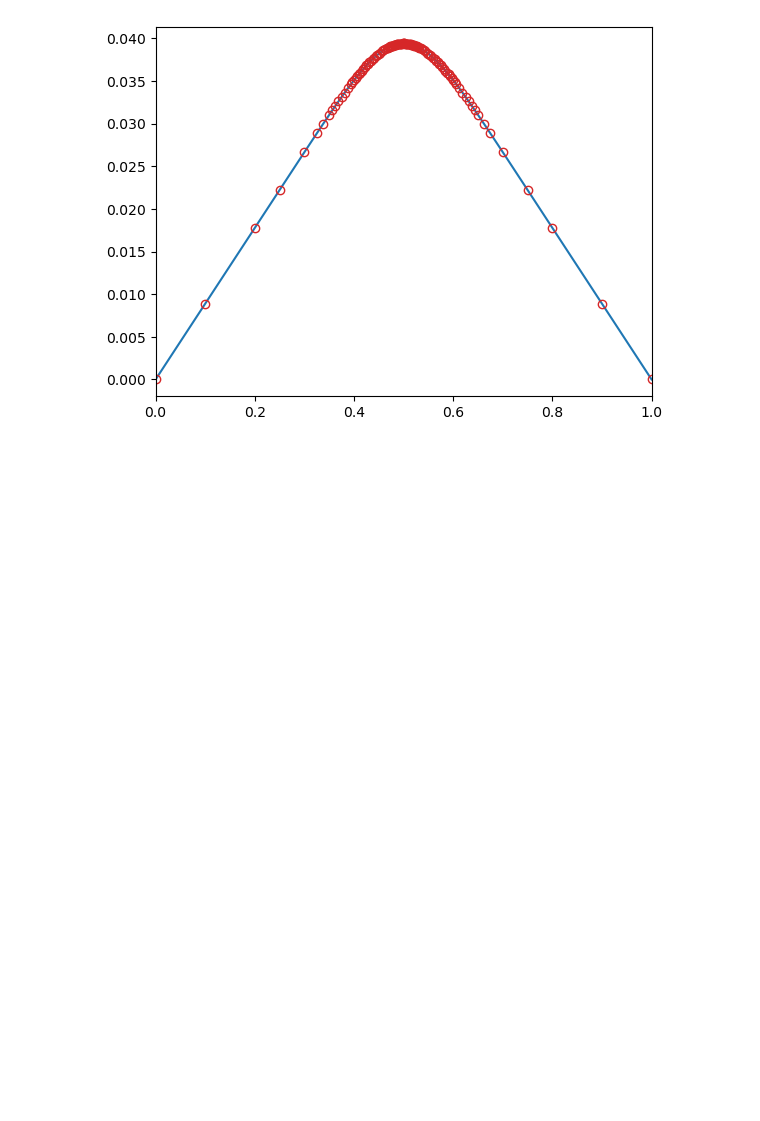
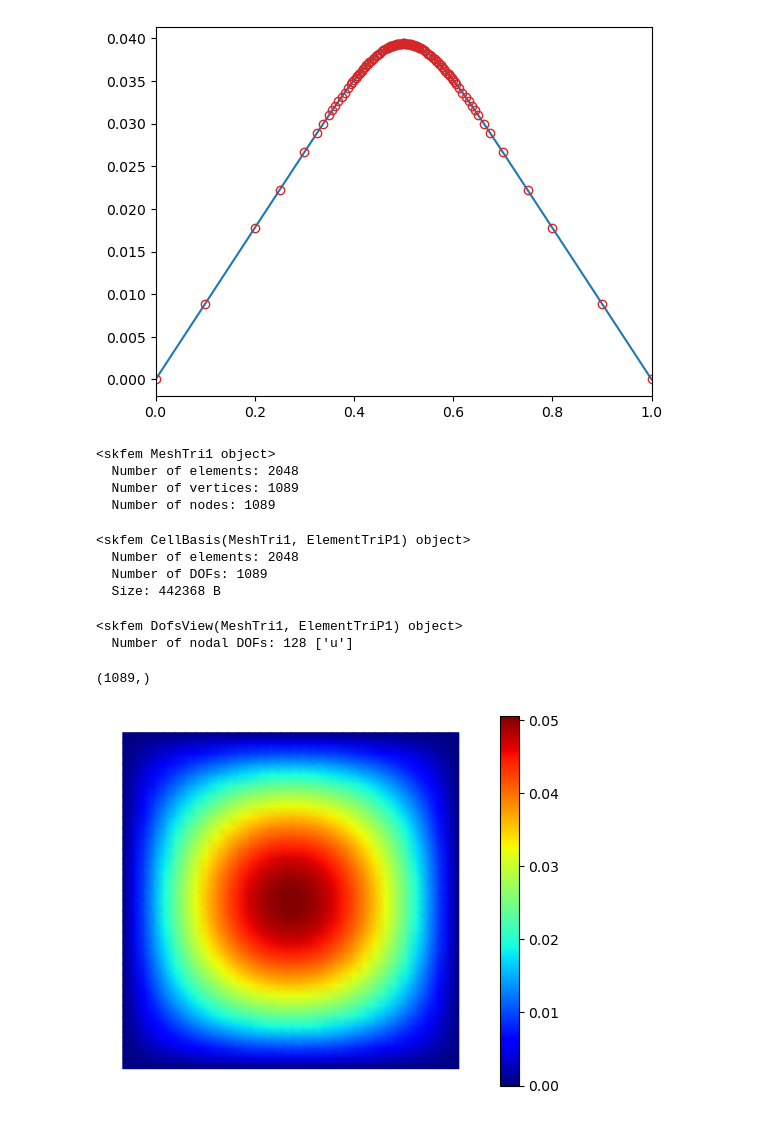
Before and after one commit to PrathamLalwani/FiniteElementProject, a Jupyter notebook: FiniteElement.ipynb, the cells around one changed output. Drawn from its saved outputs; the diff is of its cells as text; code cells hidden in the pictures; blank space fills up the shorter version.

Commit message:
updated code for mesh generation

```diff
--- a/FiniteElement.ipynb
+++ b/FiniteElement.ipynb
@@ -221,0 +276,40 @@ plt.show()
+# %%
+mesh = fem.MeshTri().refined(5)  # refine thrice
+mesh
+# %% [output]
+<skfem MeshTri1 object>
+  Number of elements: 2048
+  Number of vertices: 1089
+  Number of nodes: 1089
+# %%
+Vh = fem.Basis(mesh, fem.ElementTriP1())
+Vh
+# %% [output]
+<skfem CellBasis(MeshTri1, ElementTriP1) object>
+  Number of elements: 2048
+  Number of DOFs: 1089
+  Size: 442368 B
+# %%
+A = a.assemble(Vh)
+b = l.assemble(Vh)
+# %%
+D = Vh.get_dofs()
+D
+# %% [output]
+<skfem DofsView(MeshTri1, ElementTriP1) object>
+  Number of nodal DOFs: 128 ['u']
+# %%
+x = fem.solve(*fem.condense(A, b, D=D))
+x.shape
+# %% [output]
+(1089,)
+# %%
+def visualize():
+    from skfem.visuals.matplotlib import plot
+
+    return plot(mesh, x, shading="gouraud", colorbar=True)
+
+
+visualize().show()
+# %% [output]
+[figure, added]
```
Also changed, not shown: parts of 7 cells of this notebook, 1 other file.
